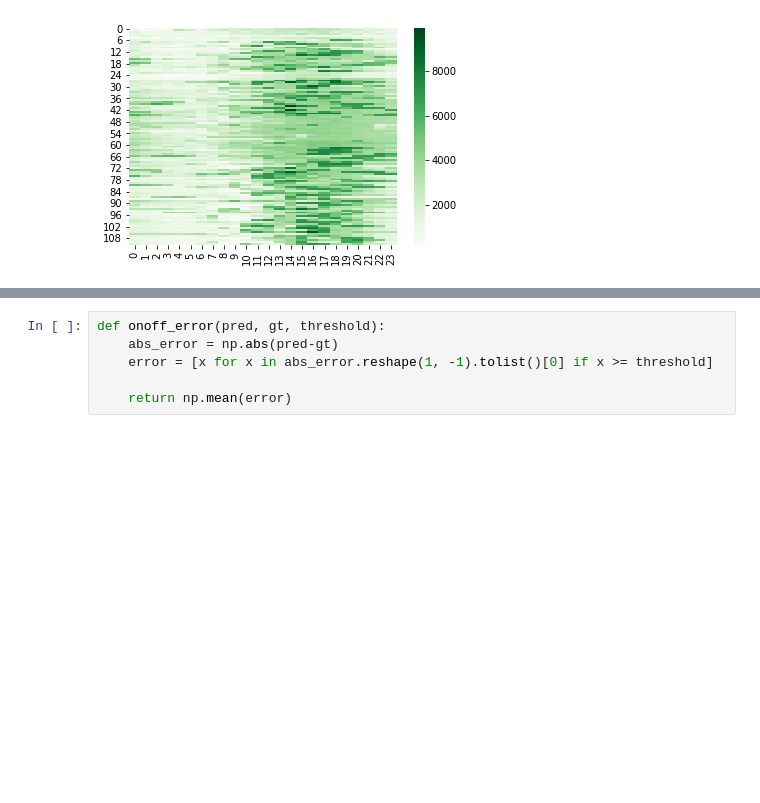
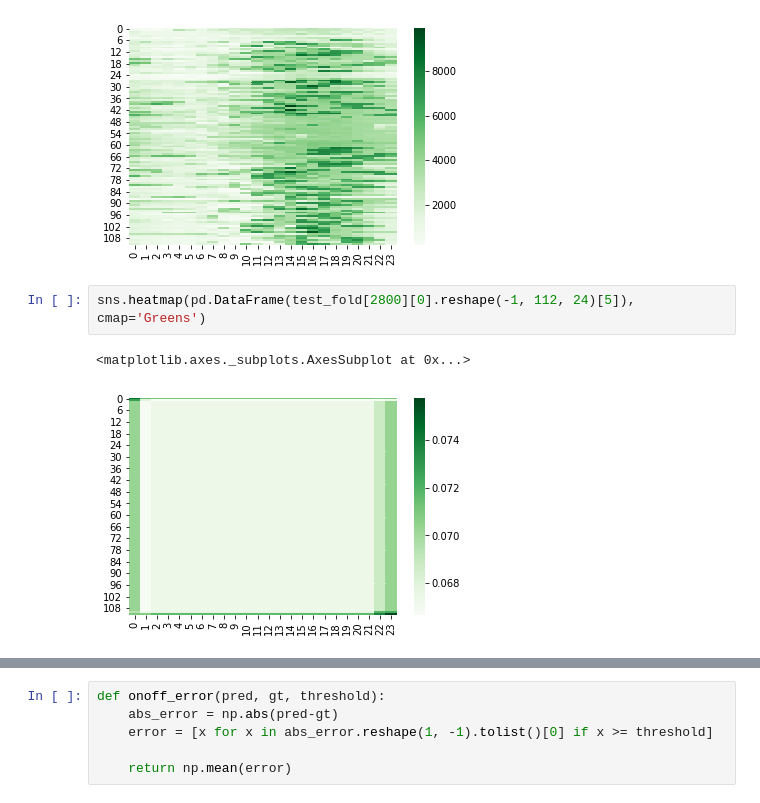
Before and after one commit to nipunbatra/freq-nilm, a Jupyter notebook: notebooks/cnn-tree-test-maxpooling.ipynb, the cells around one changed output, grey strips where cells are left out. Cells and saved outputs as stored; diff of their text form; blank space fills up the shorter version.

```diff
--- a/notebooks/cnn-tree-test-maxpooling.ipynb
+++ b/notebooks/cnn-tree-test-maxpooling.ipynb
@@ -325,4 +335,9 @@ sns.heatmap(pd.DataFrame(test_aggregate[0][0]), cmap='Greens')
 # %% [output]
 <matplotlib.axes._subplots.AxesSubplot at 0x...>
 [figure]
+# %%
+sns.heatmap(pd.DataFrame(test_fold[2800][0].reshape(-1, 112, 24)[5]), cmap='Greens')
+# %% [output]
+<matplotlib.axes._subplots.AxesSubplot at 0x...>
+[figure, added]
 # %%
```
Also changed, not shown: parts of 7 cells of this notebook, 17 other files.
